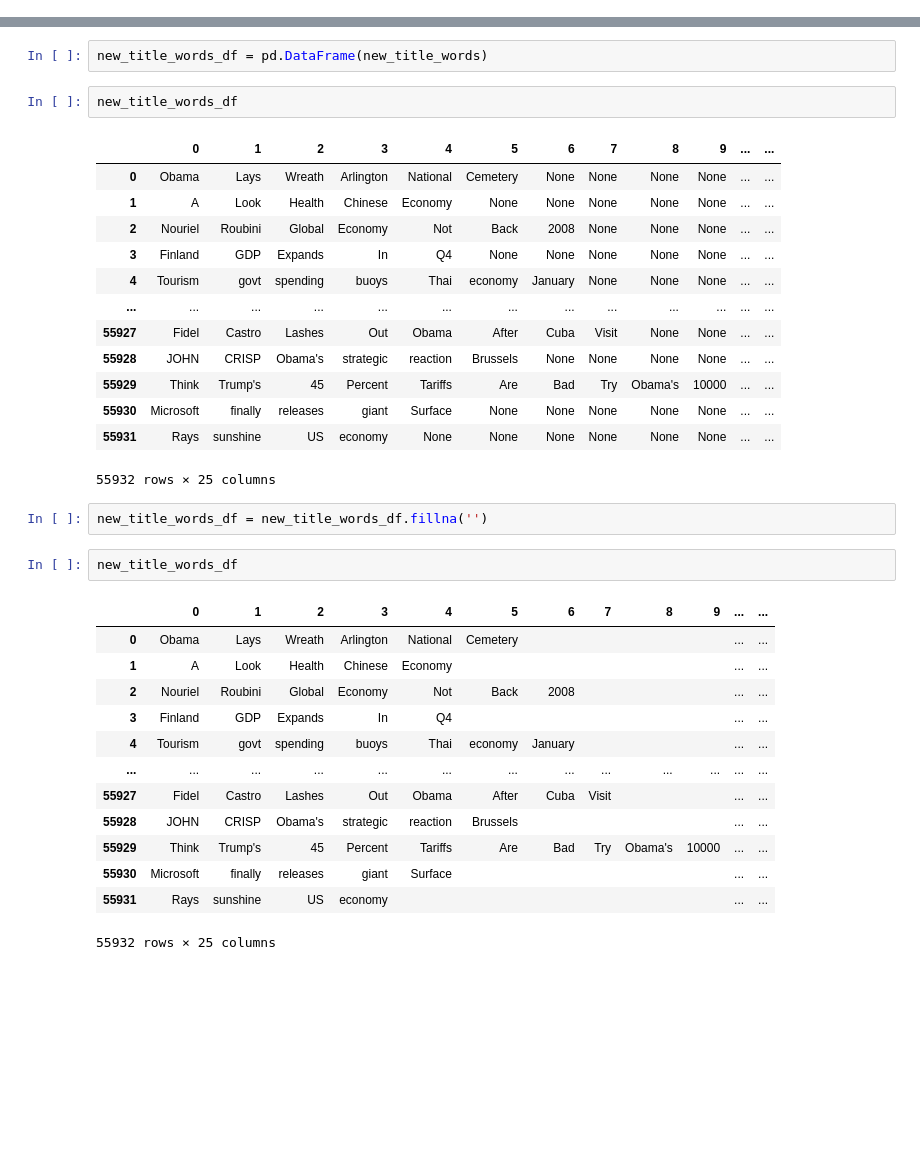
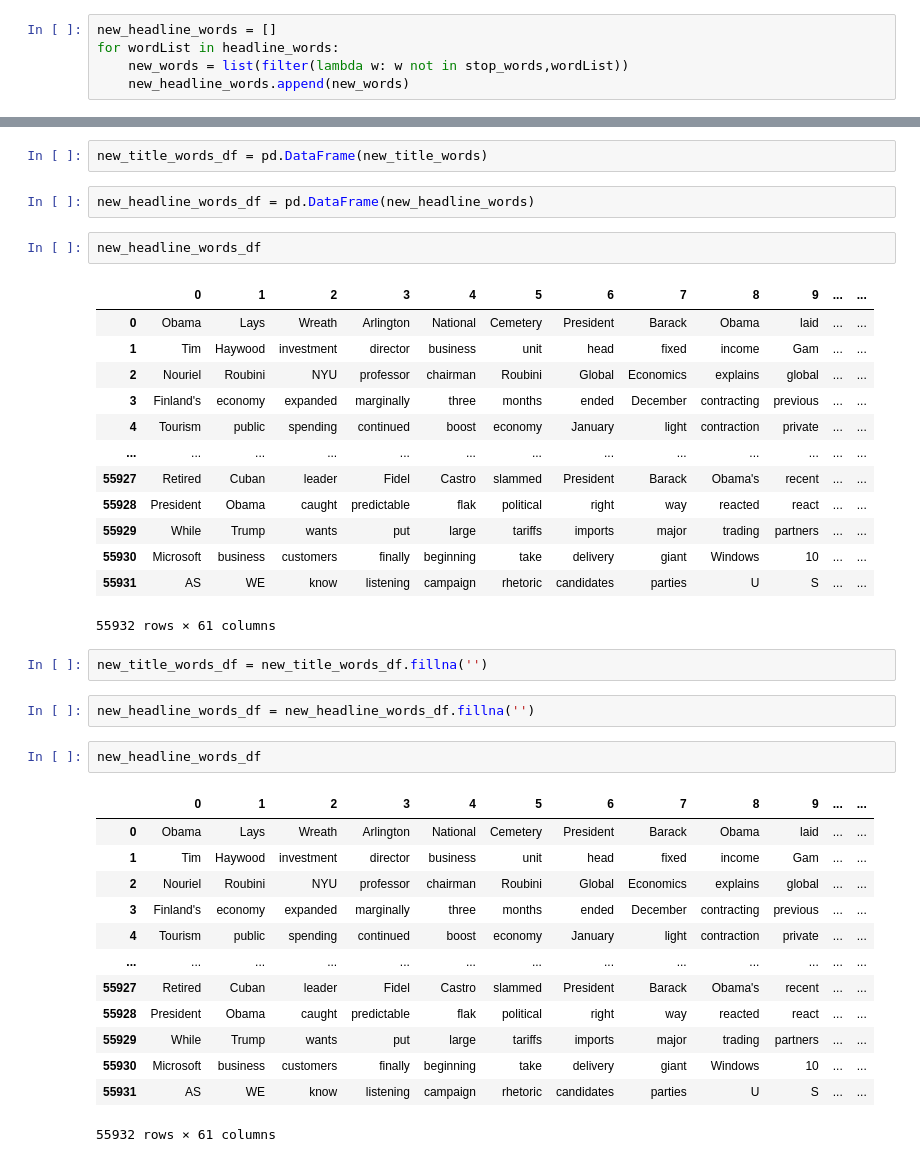
Before and after one commit to Neel-Dandiwala/Consumer-Sentiment-Analysis, a Jupyter notebook: Vishal.ipynb, the cells around one changed output, grey strips where cells are left out. Drawn from its saved outputs; the diff is of its cells as text; blank space fills up the shorter version.

```diff
--- a/Vishal.ipynb
+++ b/Vishal.ipynb
@@ -188,4 +168,9 @@ new_title_words = [];
 for wordList in title_words:
     new_words = list(filter(lambda w: w not in stop_words,wordList))
     new_title_words.append(new_words)
+# %%
+new_headline_words = []
+for wordList in headline_words:
+    new_words = list(filter(lambda w: w not in stop_words,wordList))
+    new_headline_words.append(new_words)
 # %%
@@ -265,40 +278,44 @@ applier = PandasLFApplier(lfs=lfs)
 L_snorkel = applier.apply(df=df)
 # %%
 new_title_words_df = pd.DataFrame(new_title_words)
-# %%
-new_title_words_df
-# %% [output]
-|  | 0 | 1 | 2 | 3 | 4 | 5 | 6 | 7 | 8 | 9 | ... | ... |
-| 0 | Obama | Lays | Wreath | Arlington | National | Cemetery | None | None | None | None | ... | ... |
-| 1 | A | Look | Health | Chinese | Economy | None | None | None | None | None | ... | ... |
-| 2 | Nouriel | Roubini | Global | Economy | Not | Back | 2008 | None | None | None | ... | ... |
-| 3 | Finland | GDP | Expands | In | Q4 | None | None | None | None | None | ... | ... |
-| 4 | Tourism | govt | spending | buoys | Thai | economy | January | None | None | None | ... | ... |
-| ... | ... | ... | ... | ... | ... | ... | ... | ... | ... | ... | ... | ... |
-| 55927 | Fidel | Castro | Lashes | Out | Obama | After | Cuba | Visit | None | None | ... | ... |
-| 55928 | JOHN | CRISP | Obama's | strategic | reaction | Brussels | None | None | None | None | ... | ... |
-| 55929 | Think | Trump's | 45 | Percent | Tariffs | Are | Bad | Try | Obama's | 10000 | ... | ... |
-| 55930 | Microsoft | finally | releases | giant | Surface | None | None | None | None | None | ... | ... |
-| 55931 | Rays | sunshine | US | economy | None | None | None | None | None | None | ... | ... |
-55932 rows × 25 columns
+# %%
+new_headline_words_df = pd.DataFrame(new_headline_words)
+# %%
+new_headline_words_df
+# %% [output]
+|  | 0 | 1 | 2 | 3 | 4 | 5 | 6 | 7 | 8 | 9 | ... | ... |
+| 0 | Obama | Lays | Wreath | Arlington | National | Cemetery | President | Barack | Obama | laid | ... | ... |
+| 1 | Tim | Haywood | investment | director | business | unit | head | fixed | income | Gam | ... | ... |
+| 2 | Nouriel | Roubini | NYU | professor | chairman | Roubini | Global | Economics | explains | global | ... | ... |
+| 3 | Finland's | economy | expanded | marginally | three | months | ended | December | contracting | previous | ... | ... |
+| 4 | Tourism | public | spending | continued | boost | economy | January | light | contraction | private | ... | ... |
+| ... | ... | ... | ... | ... | ... | ... | ... | ... | ... | ... | ... | ... |
+| 55927 | Retired | Cuban | leader | Fidel | Castro | slammed | President | Barack | Obama's | recent | ... | ... |
+| 55928 | President | Obama | caught | predictable | flak | political | right | way | reacted | react | ... | ... |
+| 55929 | While | Trump | wants | put | large | tariffs | imports | major | trading | partners | ... | ... |
+| 55930 | Microsoft | business | customers | finally | beginning | take | delivery | giant | Windows | 10 | ... | ... |
+| 55931 | AS | WE | know | listening | campaign | rhetoric | candidates | parties | U | S | ... | ... |
+55932 rows × 61 columns
 # %%
 new_title_words_df = new_title_words_df.fillna('')
-# %%
-new_title_words_df
-# %% [output]
-|  | 0 | 1 | 2 | 3 | 4 | 5 | 6 | 7 | 8 | 9 | ... | ... |
-| 0 | Obama | Lays | Wreath | Arlington | National | Cemetery |  |  |  |  | ... | ... |
-| 1 | A | Look | Health | Chinese | Economy |  |  |  |  |  | ... | ... |
-| 2 | Nouriel | Roubini | Global | Economy | Not | Back | 2008 |  |  |  | ... | ... |
-| 3 | Finland | GDP | Expands | In | Q4 |  |  |  |  |  | ... | ... |
-| 4 | Tourism | govt | spending | buoys | Thai | economy | January |  |  |  | ... | ... |
-| ... | ... | ... | ... | ... | ... | ... | ... | ... | ... | ... | ... | ... |
-| 55927 | Fidel | Castro | Lashes | Out | Obama | After | Cuba | Visit |  |  | ... | ... |
-| 55928 | JOHN | CRISP | Obama's | strategic | reaction | Brussels |  |  |  |  | ... | ... |
-| 55929 | Think | Trump's | 45 | Percent | Tariffs | Are | Bad | Try | Obama's | 10000 | ... | ... |
-| 55930 | Microsoft | finally | releases | giant | Surface |  |  |  |  |  | ... | ... |
-| 55931 | Rays | sunshine | US | economy |  |  |  |  |  |  | ... | ... |
-55932 rows × 25 columns
+# %%
+new_headline_words_df = new_headline_words_df.fillna('')
+# %%
+new_headline_words_df
+# %% [output]
+|  | 0 | 1 | 2 | 3 | 4 | 5 | 6 | 7 | 8 | 9 | ... | ... |
+| 0 | Obama | Lays | Wreath | Arlington | National | Cemetery | President | Barack | Obama | laid | ... | ... |
+| 1 | Tim | Haywood | investment | director | business | unit | head | fixed | income | Gam | ... | ... |
+| 2 | Nouriel | Roubini | NYU | professor | chairman | Roubini | Global | Economics | explains | global | ... | ... |
+| 3 | Finland's | economy | expanded | marginally | three | months | ended | December | contracting | previous | ... | ... |
+| 4 | Tourism | public | spending | continued | boost | economy | January | light | contraction | private | ... | ... |
+| ... | ... | ... | ... | ... | ... | ... | ... | ... | ... | ... | ... | ... |
+| 55927 | Retired | Cuban | leader | Fidel | Castro | slammed | President | Barack | Obama's | recent | ... | ... |
+| 55928 | President | Obama | caught | predictable | flak | political | right | way | reacted | react | ... | ... |
+| 55929 | While | Trump | wants | put | large | tariffs | imports | major | trading | partners | ... | ... |
+| 55930 | Microsoft | business | customers | finally | beginning | take | delivery | giant | Windows | 10 | ... | ... |
+| 55931 | AS | WE | know | listening | campaign | rhetoric | candidates | parties | U | S | ... | ... |
+55932 rows × 61 columns
 # %%
 tfidf_vect = TfidfVectorizer()
 new_title_words_df
```
Also changed, not shown: parts of 21 cells of this notebook.
